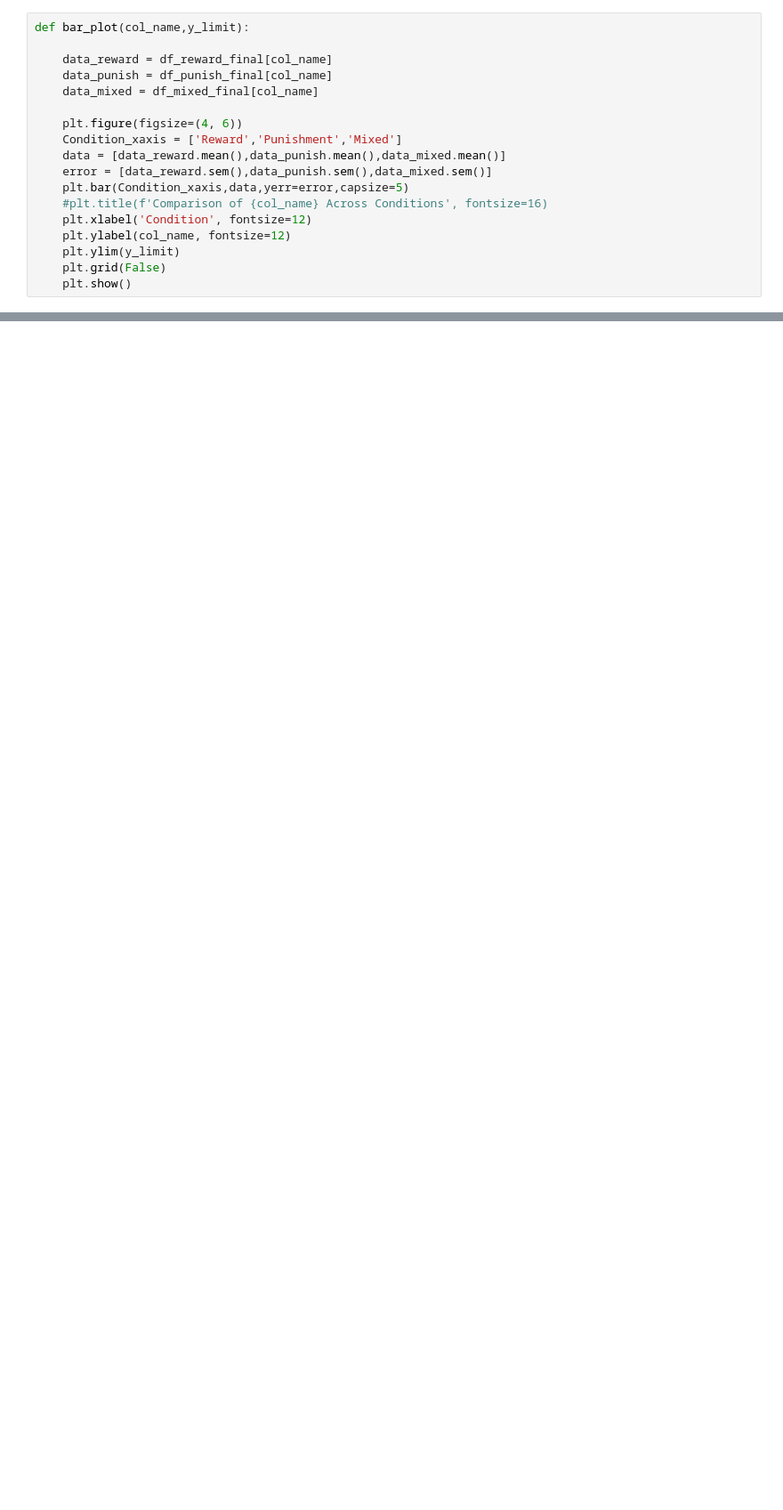
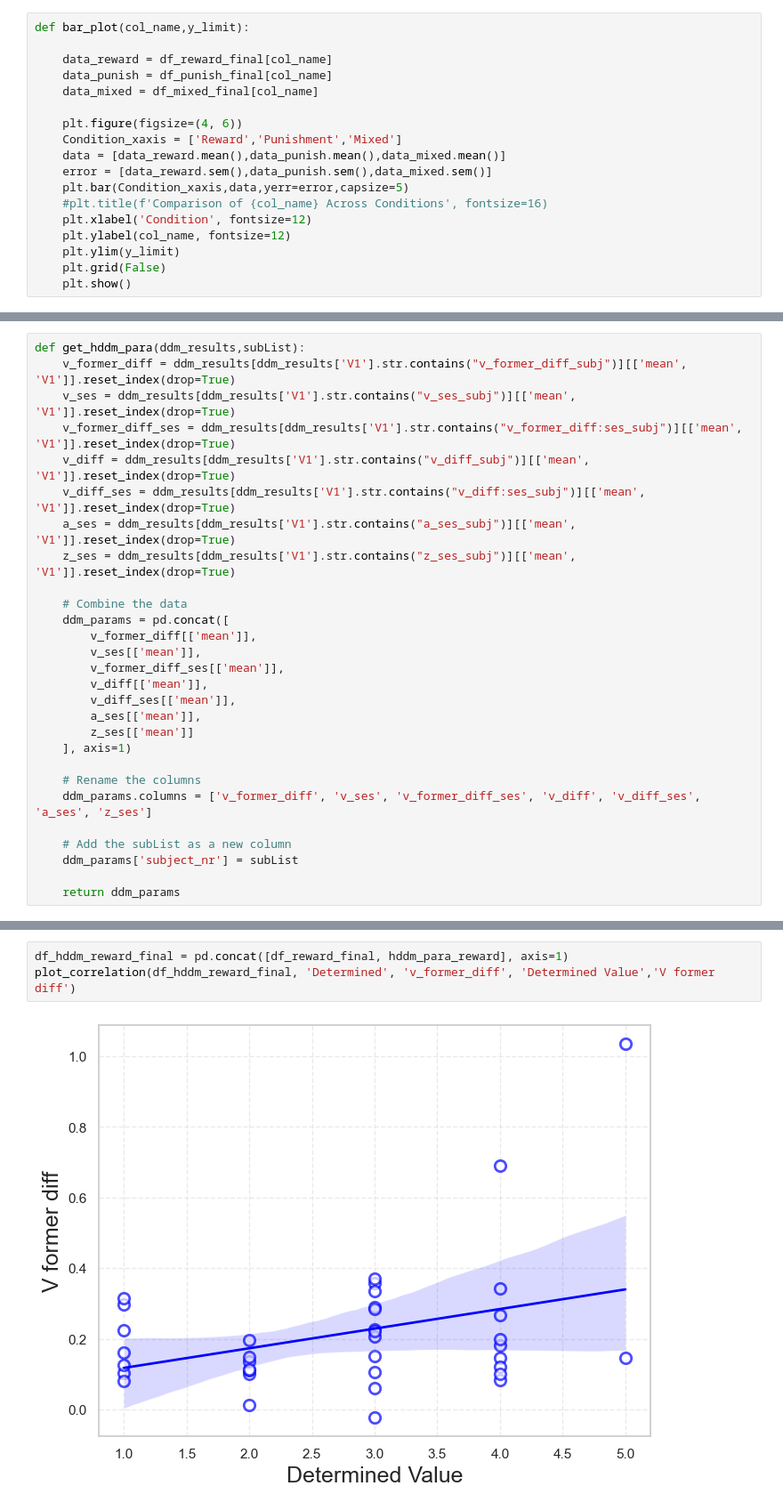
Before and after one commit to bogeng-song/memory_dishonest-project, a Jupyter notebook: image_plot.ipynb, the cells around one changed output, grey strips where cells are left out. Shown: that part at 89% size. Drawn from its saved outputs; the diff is of its cells as text; blank space fills up the shorter version.

```diff
--- a/image_plot.ipynb
+++ b/image_plot.ipynb
@@ -657,0 +696,28 @@ bar_plot('Determined',[0,4])
+# %%
+def get_hddm_para(ddm_results,subList):
+    v_former_diff = ddm_results[ddm_results['V1'].str.contains("v_former_diff_subj")][['mean', 'V1']].reset_index(drop=True)
+    v_ses = ddm_results[ddm_results['V1'].str.contains("v_ses_subj")][['mean', 'V1']].reset_index(drop=True)
+    v_former_diff_ses = ddm_results[ddm_results['V1'].str.contains("v_former_diff:ses_subj")][['mean', 'V1']].reset_index(drop=True)
+    v_diff = ddm_results[ddm_results['V1'].str.contains("v_diff_subj")][['mean', 'V1']].reset_index(drop=True)
+    v_diff_ses = ddm_results[ddm_results['V1'].str.contains("v_diff:ses_subj")][['mean', 'V1']].reset_index(drop=True)
+    a_ses = ddm_results[ddm_results['V1'].str.contains("a_ses_subj")][['mean', 'V1']].reset_index(drop=True)
+    z_ses = ddm_results[ddm_results['V1'].str.contains("z_ses_subj")][['mean', 'V1']].reset_index(drop=True)
+
+    # Combine the data
+    ddm_params = pd.concat([
+        v_former_diff[['mean']],
+        v_ses[['mean']],
+        v_former_diff_ses[['mean']],
+        v_diff[['mean']],
+        v_diff_ses[['mean']],
+        a_ses[['mean']],
+        z_ses[['mean']]
+    ], axis=1)
+
+    # Rename the columns
+    ddm_params.columns = ['v_former_diff', 'v_ses', 'v_former_diff_ses', 'v_diff', 'v_diff_ses', 'a_ses', 'z_ses']
+
+    # Add the subList as a new column
+    ddm_params['subject_nr'] = subList
+
+    return ddm_params
@@ -657,0 +931,5 @@ bar_plot('Determined',[0,4])
+# %%
+df_hddm_reward_final = pd.concat([df_reward_final, hddm_para_reward], axis=1)
+plot_correlation(df_hddm_reward_final, 'Determined', 'v_former_diff', 'Determined Value','V former diff')
+# %% [output]
+[figure, added]
```
Also changed, not shown: parts of 17 cells of this notebook.
